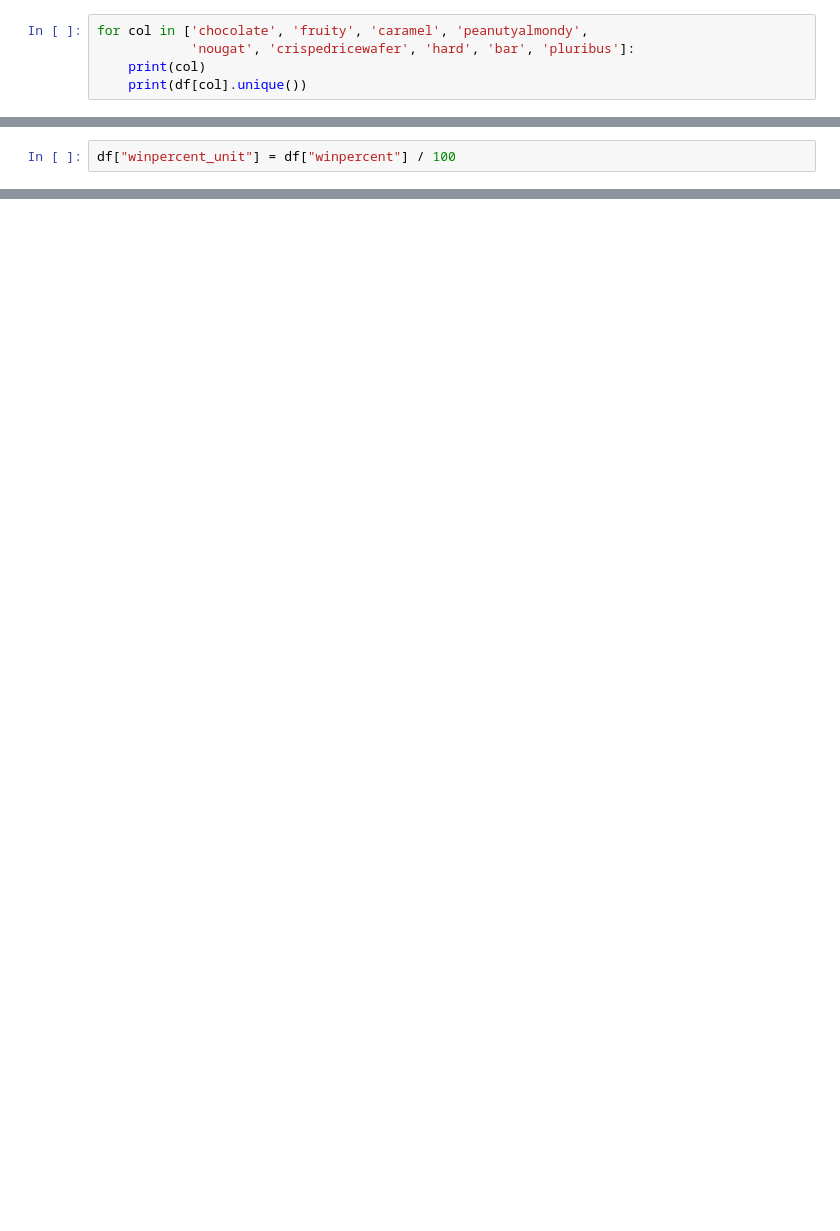
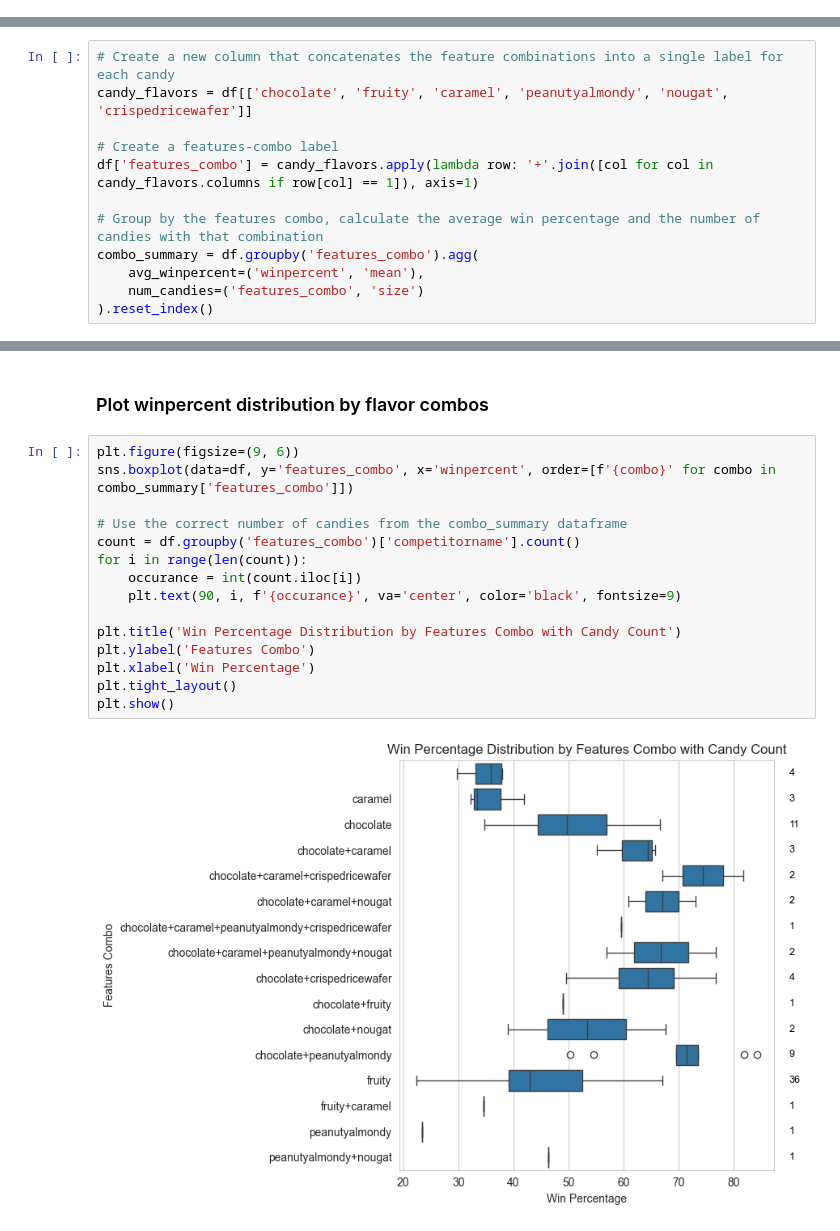
Before and after one commit to bobschaefer/l_case_study, a Jupyter notebook: notebooks/EDA.ipynb, the cells around one changed output, grey strips where cells are left out. Drawn from its saved outputs; the diff is of its cells as text; blank space fills up the shorter version.

```diff
--- a/notebooks/EDA.ipynb
+++ b/notebooks/EDA.ipynb
@@ -70,5 +154,0 @@ Index(['competitorname', 'chocolate', 'fruity', 'caramel', 'peanutyalmondy',
-# %%
-for col in ['chocolate', 'fruity', 'caramel', 'peanutyalmondy',
-            'nougat', 'crispedricewafer', 'hard', 'bar', 'pluribus']:
-    print(col)
-    print(df[col].unique())
@@ -200,2 +154,0 @@ from statsmodels.formula.api import logit
-# %%
-df["winpercent_unit"] = df["winpercent"] / 100
@@ -251,0 +195,12 @@ pluribus            -0.0014      0.136     -0.010      0.992      -0.267       0
+# %%
+# Create a new column that concatenates the feature combinations into a single label for each candy
+candy_flavors = df[['chocolate', 'fruity', 'caramel', 'peanutyalmondy', 'nougat', 'crispedricewafer']]
+
+# Create a features-combo label
+df['features_combo'] = candy_flavors.apply(lambda row: '+'.join([col for col in candy_flavors.columns if row[col] == 1]), axis=1)
+
+# Group by the features combo, calculate the average win percentage and the number of candies with that combination
+combo_summary = df.groupby('features_combo').agg(
+    avg_winpercent=('winpercent', 'mean'),
+    num_candies=('features_combo', 'size')
+).reset_index()
@@ -251,0 +238,19 @@ pluribus            -0.0014      0.136     -0.010      0.992      -0.267       0
+# %% [markdown]
+### Plot winpercent distribution by flavor combos
+# %%
+plt.figure(figsize=(9, 6))
+sns.boxplot(data=df, y='features_combo', x='winpercent', order=[f'{combo}' for combo in combo_summary['features_combo']])
+
+# Use the correct number of candies from the combo_summary dataframe
+count = df.groupby('features_combo')['competitorname'].count()
+for i in range(len(count)):
+    occurance = int(count.iloc[i])
+    plt.text(90, i, f'{occurance}', va='center', color='black', fontsize=9)
+
+plt.title('Win Percentage Distribution by Features Combo with Candy Count')
+plt.ylabel('Features Combo')
+plt.xlabel('Win Percentage')
+plt.tight_layout()
+plt.show()
+# %% [output]
+[figure, added]
```
Also changed, not shown: parts of 76 cells of this notebook.
